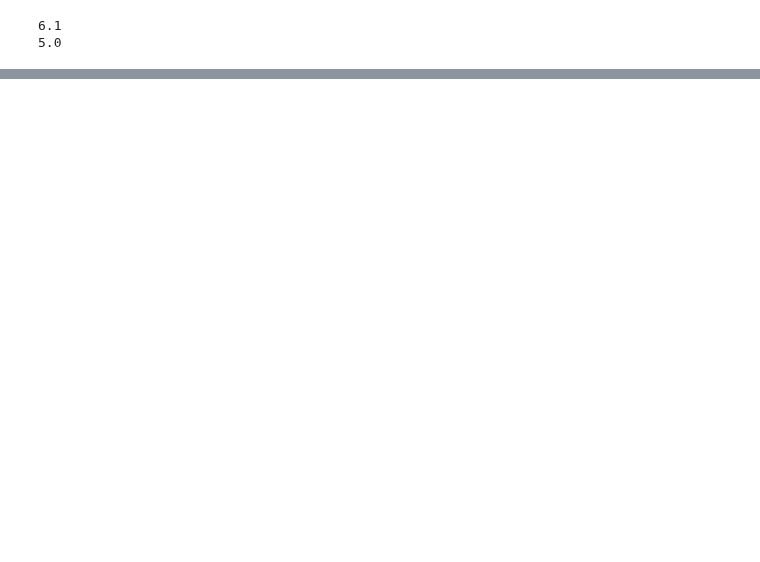
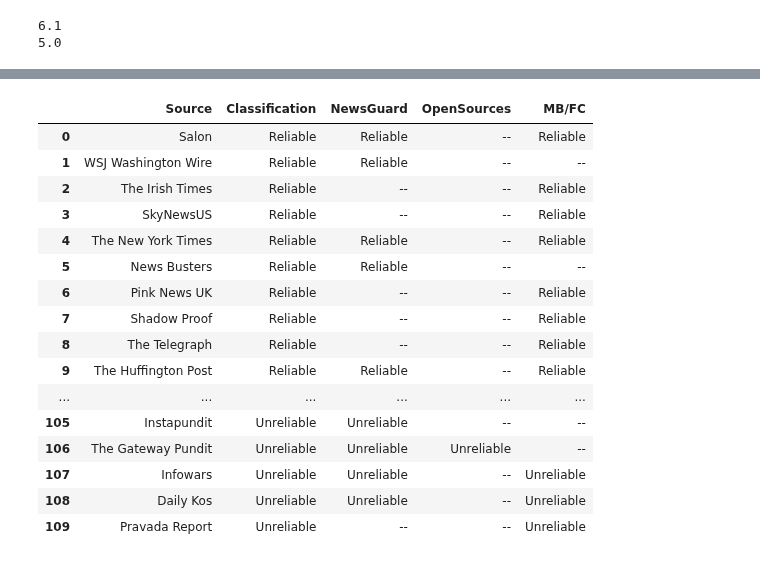
Before and after one commit to WarmCyan/news-bias-research, a Jupyter notebook: notebooks/12_ReverseSources.ipynb, the cells around one changed output, grey strips where cells are left out. Drawn from its saved outputs; the diff is of its cells as text; code cells hidden in the pictures; blank space fills up the shorter version.

Commit message:
Finalizing some things

```diff
--- a/notebooks/12_ReverseSources.ipynb
+++ b/notebooks/12_ReverseSources.ipynb
@@ -1131,0 +1134,59 @@ save_rel_selection("ng")
+# %%
+def get_pretty_for_reliable(source, r_set, u_set):
+    if source in r_set:
+        return "Reliable"
+    elif source in u_set:
+        return "Unreliable"
+    else:
+        return "--"
+# %%
+rel_folds_data = []
+
+reliable = []
+unreliable = []
+
+for index, fold in enumerate(final_reliability_folds):
+    for source in fold["reliable"]:
+        reliable.append(
+            {
+                "Source": source,
+                "Classification": "Reliable",
+                "NewsGuard": get_pretty_for_reliable(source, ng_r, ng_u),
+                "OpenSources": get_pretty_for_reliable(source, os_r, os_u),
+                "MB/FC": get_pretty_for_reliable(source, mbfc_r, mbfc_u),
+            })
+    for source in fold["unreliable"]:
+        unreliable.append(
+            {
+                "Source": source,
+                "Classification": "Unreliable",
+                "NewsGuard": get_pretty_for_reliable(source, ng_r, ng_u),
+                "OpenSources": get_pretty_for_reliable(source, os_r, os_u),
+                "MB/FC": get_pretty_for_reliable(source, mbfc_r, mbfc_u),
+            })
+
+rel_folds_data.extend(reliable)
+rel_folds_data.extend(unreliable)
+
+rel_folds_df = pd.DataFrame(rel_folds_data)
+# %%
+with pd.option_context('display.max_rows', None, 'display.max_columns', None):  # more options can be specified also
+    display(rel_folds_df)
+# %% [output]
+|  | Source | Classification | NewsGuard | OpenSources | MB/FC |
+| 0 | Salon | Reliable | Reliable | -- | Reliable |
+| 1 | WSJ Washington Wire | Reliable | Reliable | -- | -- |
+| 2 | The Irish Times | Reliable | -- | -- | Reliable |
+| 3 | SkyNewsUS | Reliable | -- | -- | Reliable |
+| 4 | The New York Times | Reliable | Reliable | -- | Reliable |
+| 5 | News Busters | Reliable | Reliable | -- | -- |
+| 6 | Pink News UK | Reliable | -- | -- | Reliable |
+| 7 | Shadow Proof | Reliable | -- | -- | Reliable |
+| 8 | The Telegraph | Reliable | -- | -- | Reliable |
+| 9 | The Huffington Post | Reliable | Reliable | -- | Reliable |
+| ... | ... | ... | ... | ... | ... |
+| 105 | Instapundit | Unreliable | Unreliable | -- | -- |
+| 106 | The Gateway Pundit | Unreliable | Unreliable | Unreliable | -- |
+| 107 | Infowars | Unreliable | Unreliable | -- | Unreliable |
+| 108 | Daily Kos | Unreliable | Unreliable | -- | Unreliable |
+| 109 | Pravada Report | Unreliable | -- | -- | Unreliable |
```
Also changed, not shown: parts of 8 cells of this notebook, 7 other files.
